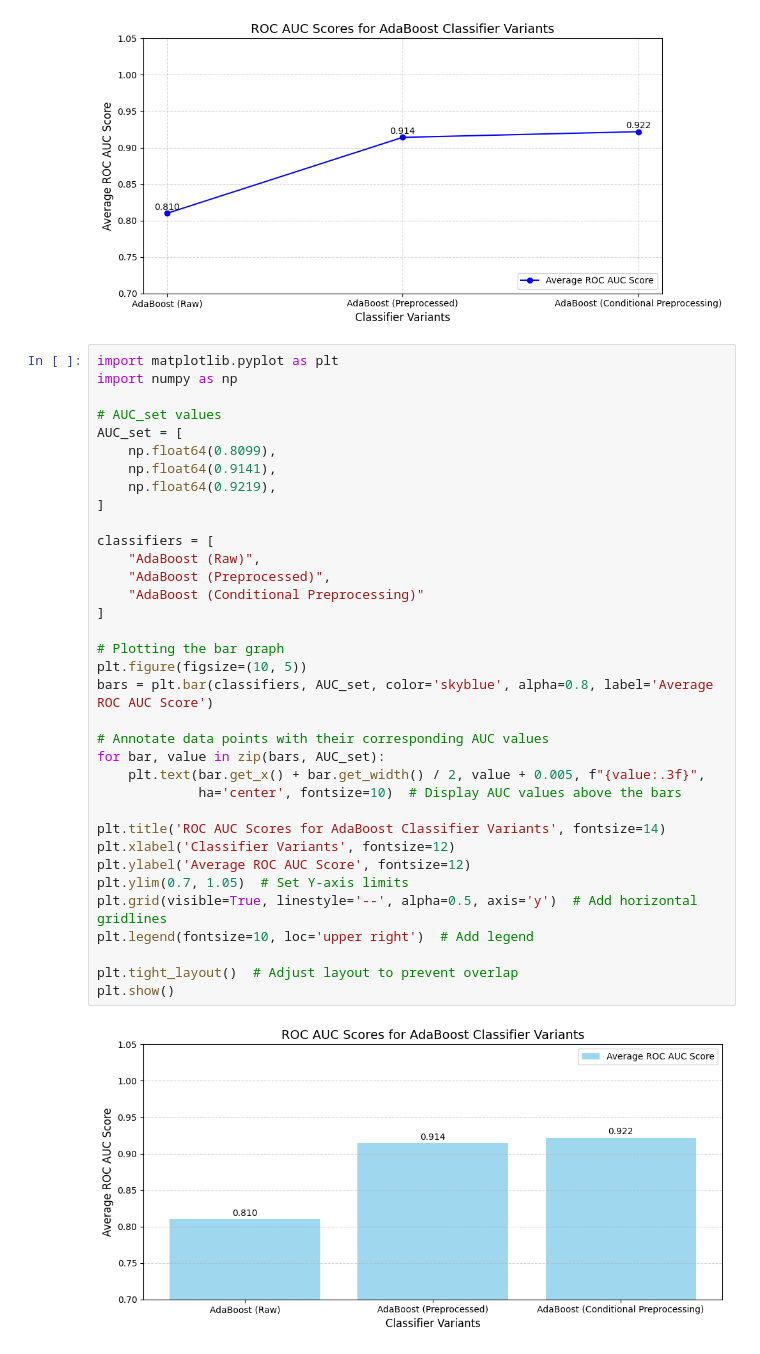
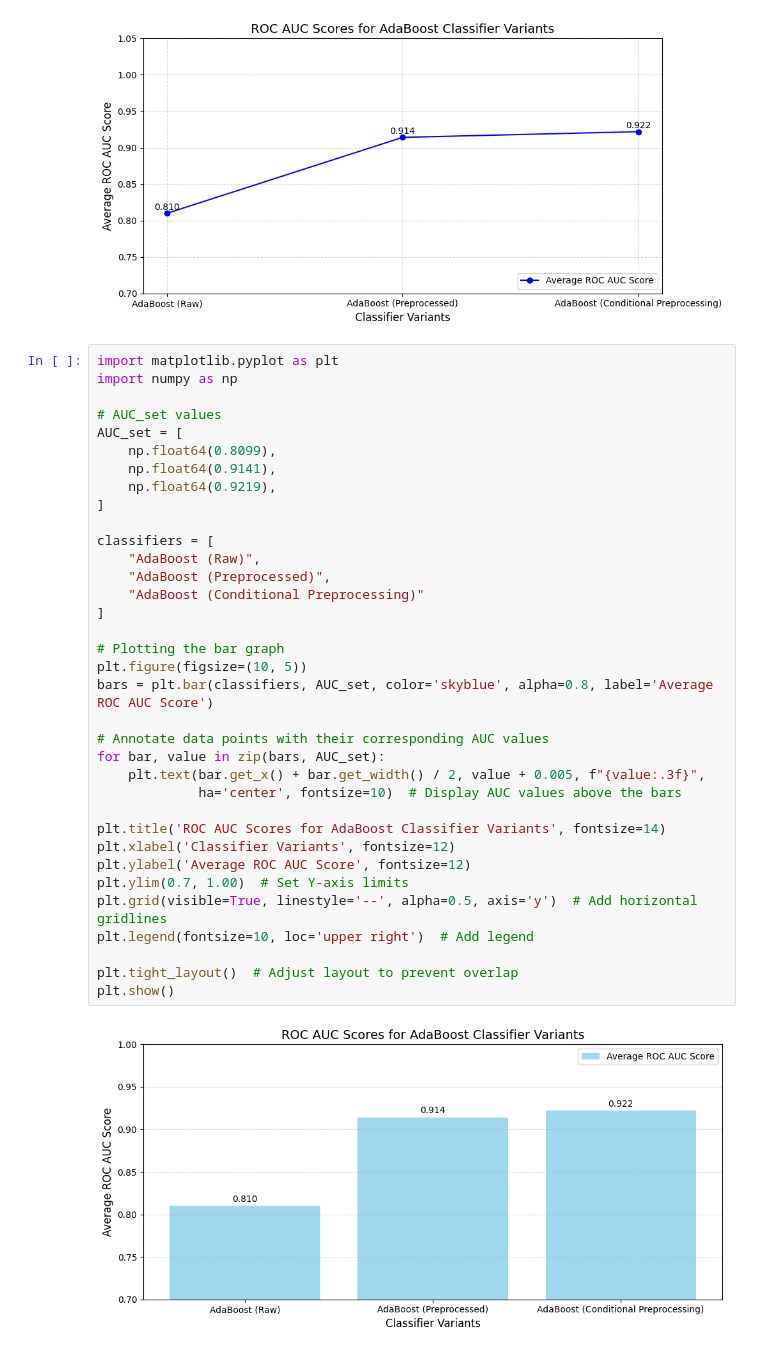
Before and after one commit to limys0713/DataScience_Competition1, a Jupyter notebook: AdaBoostClassifier.ipynb, the cells around one changed output. Cells and saved outputs as stored; diff of their text form.

```diff
--- a/AdaBoostClassifier.ipynb
+++ b/AdaBoostClassifier.ipynb
@@ -556,32 +556,32 @@ import numpy as np
 AUC_set = [
     np.float64(0.8099),
     np.float64(0.9141),
     np.float64(0.9219),
 ]
 
 classifiers = [
     "AdaBoost (Raw)",
     "AdaBoost (Preprocessed)",
     "AdaBoost (Conditional Preprocessing)"
 ]
 
 # Plotting the bar graph
 plt.figure(figsize=(10, 5))
 bars = plt.bar(classifiers, AUC_set, color='skyblue', alpha=0.8, label='Average ROC AUC Score')
 
 # Annotate data points with their corresponding AUC values
 for bar, value in zip(bars, AUC_set):
     plt.text(bar.get_x() + bar.get_width() / 2, value + 0.005, f"{value:.3f}",
              ha='center', fontsize=10)  # Display AUC values above the bars
 
 plt.title('ROC AUC Scores for AdaBoost Classifier Variants', fontsize=14)
 plt.xlabel('Classifier Variants', fontsize=12)
 plt.ylabel('Average ROC AUC Score', fontsize=12)
-plt.ylim(0.7, 1.05)  # Set Y-axis limits
+plt.ylim(0.7, 1.00)  # Set Y-axis limits
 plt.grid(visible=True, linestyle='--', alpha=0.5, axis='y')  # Add horizontal gridlines
 plt.legend(fontsize=10, loc='upper right')  # Add legend
 
 plt.tight_layout()  # Adjust layout to prevent overlap
 plt.show()
 # %% [output]
-[figure, old version]
+[figure, new version]
```
Also changed, not shown: 3 other files.
